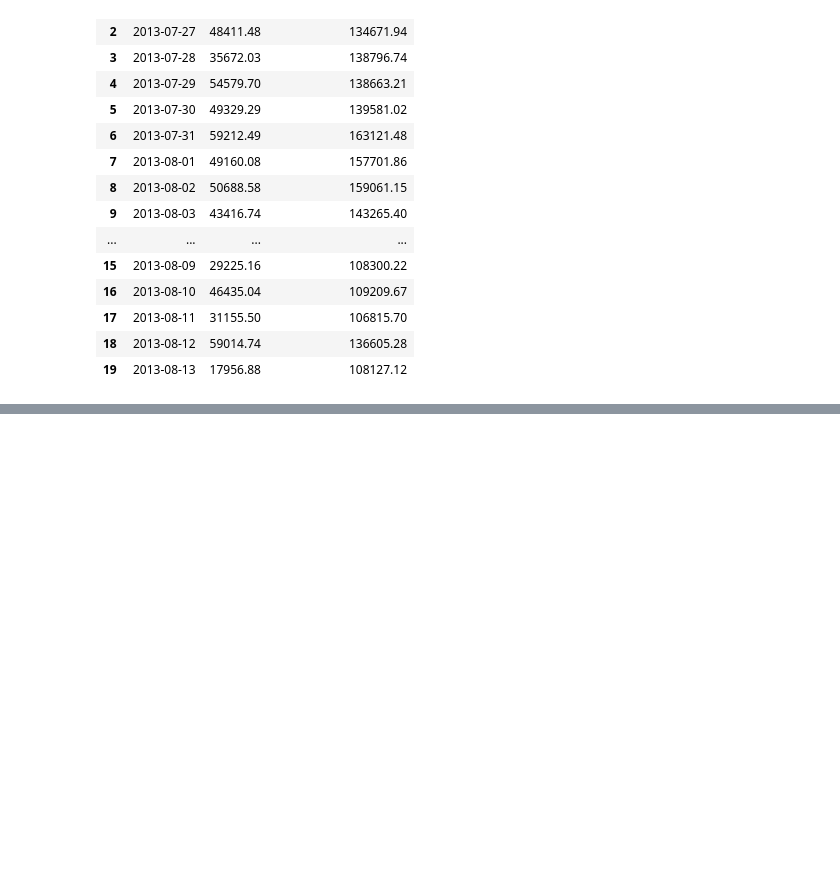
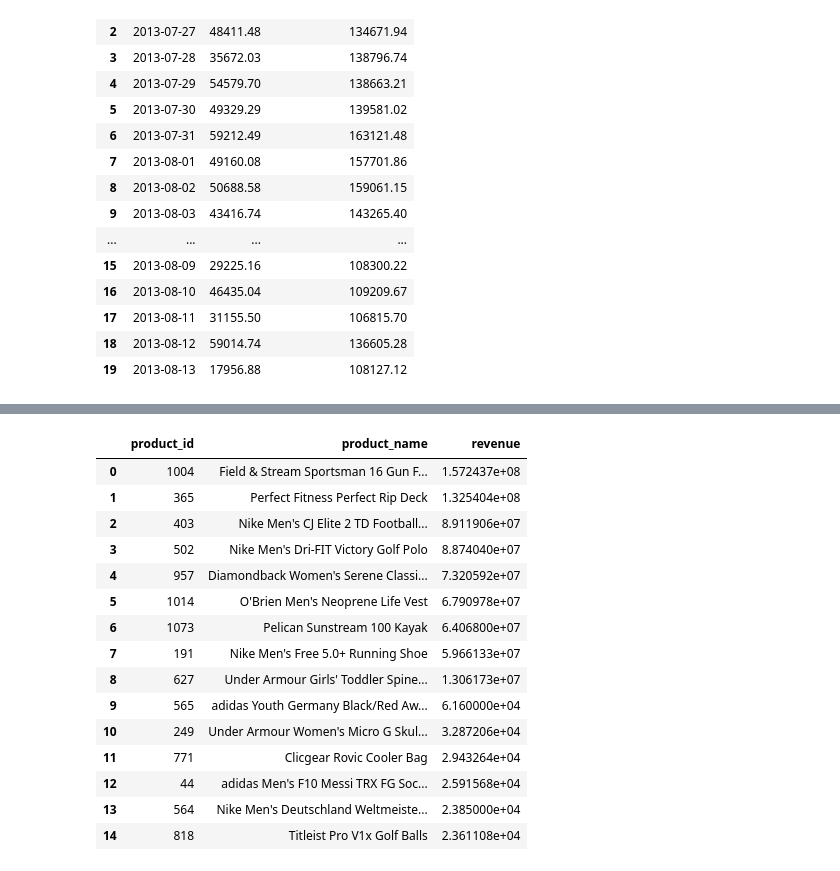
Before and after one commit to Kamalabot/moreDE, a Jupyter notebook: Analytic-Exercises.ipynb, the cells around one changed output, grey strips where cells are left out. Saved outputs shown, nothing was run; the diff lists cells and outputs as text; code cells hidden in the pictures; blank space fills up the shorter version.

```diff
--- a/Analytic-Exercises.ipynb
+++ b/Analytic-Exercises.ipynb
@@ -390,0 +298,37 @@ LIMIT 20""")
+# %%
+queryBase("""SELECT sup.product_id, sup.product_name,
+            SUM(sup.revenue) AS revenue
+            FROM (
+            SELECT o.order_status,pdt.product_id, pdt.product_name,
+            o.order_date,
+            SUM(oi.order_item_subtotal) OVER(
+                PARTITION BY oi.order_item_product_id
+            ) AS revenue
+            FROM orders o
+                JOIN order_items oi
+                ON o.order_id = oi.order_item_order_id
+                JOIN products pdt
+                ON oi.order_item_product_id = pdt.product_id
+            WHERE o.order_status IN ('CLOSED','COMPLETE') AND
+            TO_CHAR(o.order_date,'yyyy-MM')='2014-01'
+            )sup
+            GROUP BY sup.product_name, sup.product_id
+            ORDER BY revenue DESC
+            LIMIT 15""")
+# %% [output]
+|  | product_id | product_name | revenue |
+| 0 | 1004 | Field & Stream Sportsman 16 Gun F... | 1.572437e+08 |
+| 1 | 365 | Perfect Fitness Perfect Rip Deck | 1.325404e+08 |
+| 2 | 403 | Nike Men's CJ Elite 2 TD Football... | 8.911906e+07 |
+| 3 | 502 | Nike Men's Dri-FIT Victory Golf Polo | 8.874040e+07 |
+| 4 | 957 | Diamondback Women's Serene Classi... | 7.320592e+07 |
+| 5 | 1014 | O'Brien Men's Neoprene Life Vest | 6.790978e+07 |
+| 6 | 1073 | Pelican Sunstream 100 Kayak | 6.406800e+07 |
+| 7 | 191 | Nike Men's Free 5.0+ Running Shoe | 5.966133e+07 |
+| 8 | 627 | Under Armour Girls' Toddler Spine... | 1.306173e+07 |
+| 9 | 565 | adidas Youth Germany Black/Red Aw... | 6.160000e+04 |
+| 10 | 249 | Under Armour Women's Micro G Skul... | 3.287206e+04 |
+| 11 | 771 | Clicgear Rovic Cooler Bag | 2.943264e+04 |
+| 12 | 44 | adidas Men's F10 Messi TRX FG Soc... | 2.591568e+04 |
+| 13 | 564 | Nike Men's Deutschland Weltmeiste... | 2.385000e+04 |
+| 14 | 818 | Titleist Pro V1x Golf Balls | 2.361108e+04 |
```
Also changed, not shown: parts of 17 cells of this notebook.
